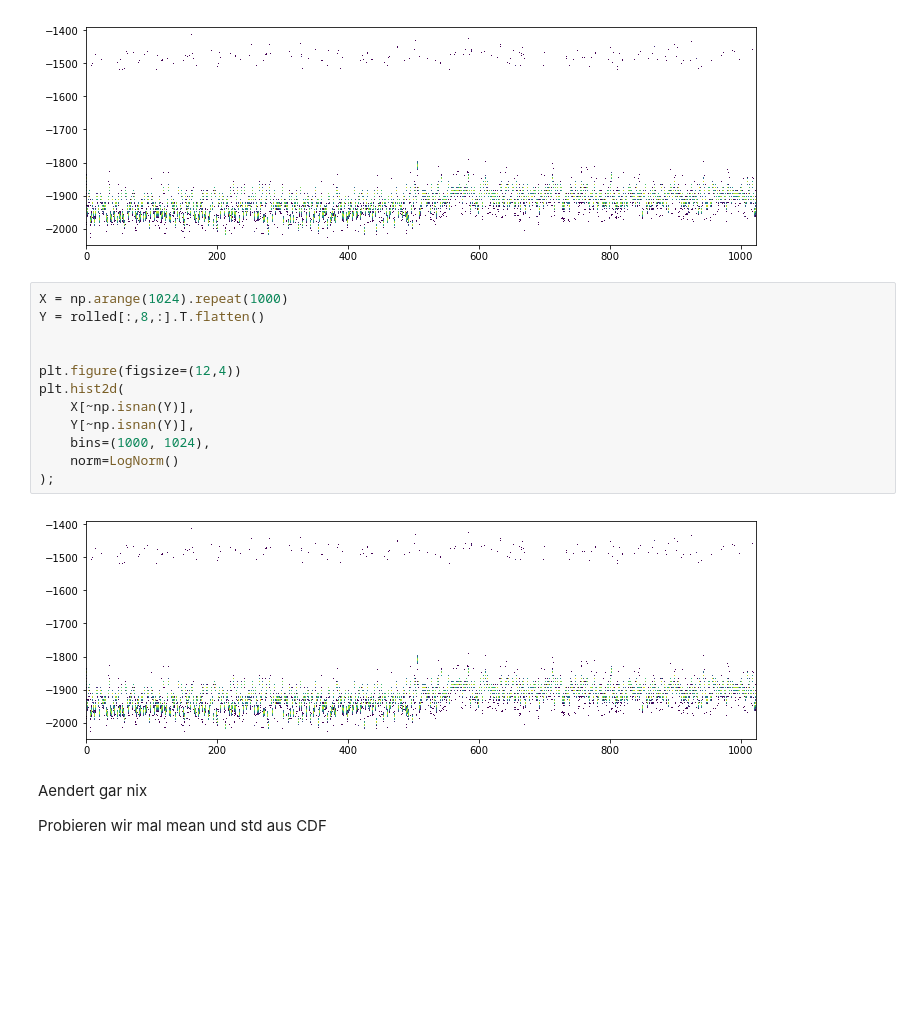
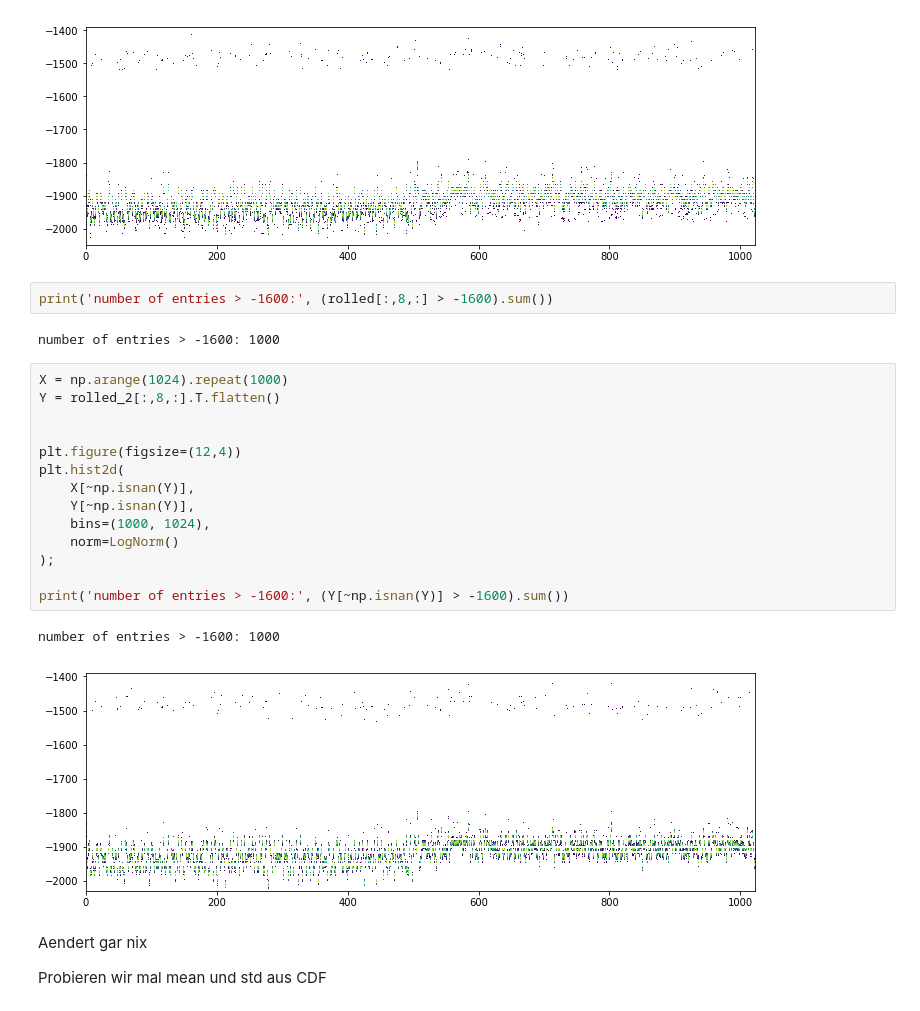
Before and after one commit to fact-project/spare_crate_study, a Jupyter notebook: NoisePerformance_FAD_0015.ipynb, the cells around one changed output. Saved outputs shown, nothing was run; the diff lists cells and outputs as text; blank space fills up the shorter version.

```diff
--- a/NoisePerformance_FAD_0015.ipynb
+++ b/NoisePerformance_FAD_0015.ipynb
@@ -121,20 +121,27 @@ plt.hist2d(
 );
 # %% [output]
 [figure]
+# %%
+print('number of entries > -1600:', (rolled[:,8,:] > -1600).sum())
+# %% [output]
+number of entries > -1600: 1000
 # %%
 X = np.arange(1024).repeat(1000)
-Y = rolled[:,8,:].T.flatten()
+Y = rolled_2[:,8,:].T.flatten()
 
 
 plt.figure(figsize=(12,4))
 plt.hist2d(
     X[~np.isnan(Y)],
     Y[~np.isnan(Y)],
     bins=(1000, 1024),
     norm=LogNorm()
 );
+
+print('number of entries > -1600:', (Y[~np.isnan(Y)] > -1600).sum())
 # %% [output]
+number of entries > -1600: 1000
-[figure, old version]
+[figure, new version]
 # %% [markdown]
 Aendert gar nix
 
```
Also changed, not shown: parts of 6 cells of this notebook.
